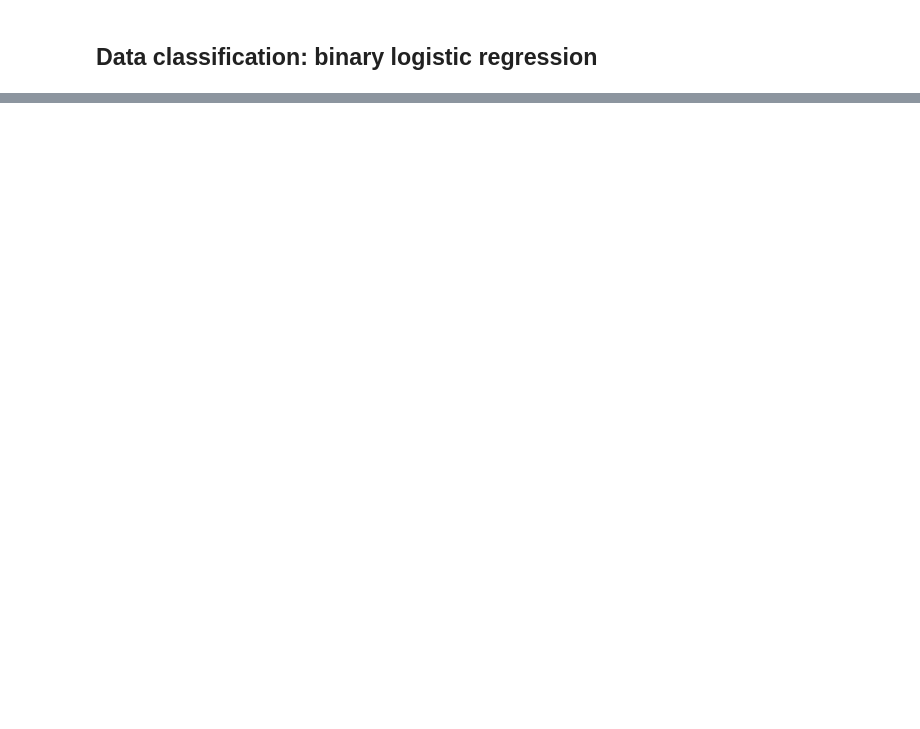
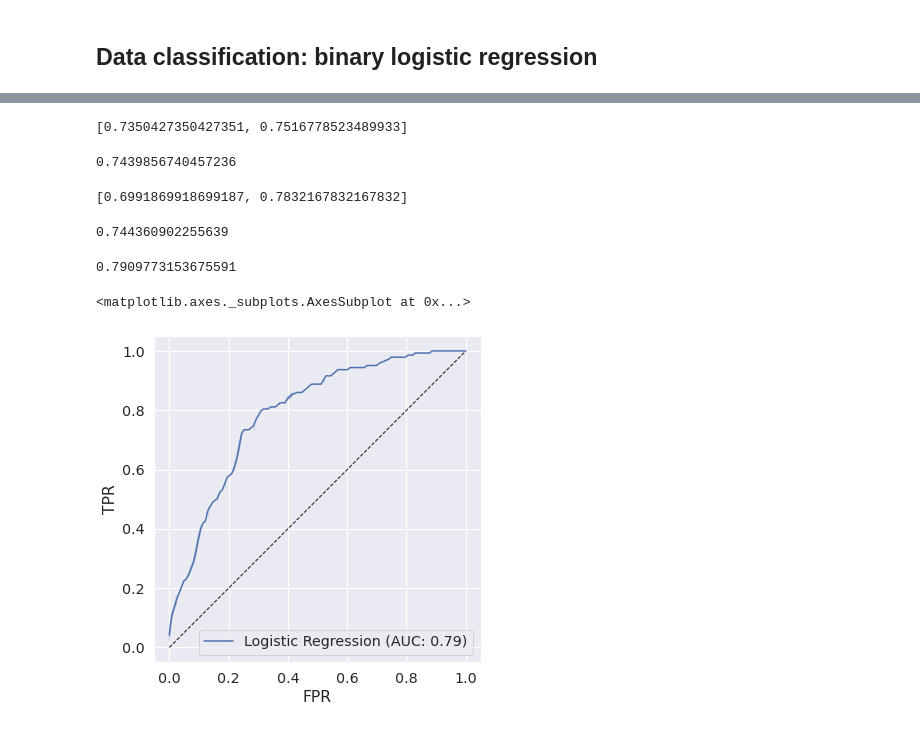
Before and after one commit to animaviridis/dmv-practicals, a Jupyter notebook: assessment/assignment2/task2.ipynb, the cells around one changed output, grey strips where cells are left out. Cells and saved outputs as stored; diff of their text form; code cells hidden in the pictures; blank space fills up the shorter version.

Commit message:
[Assignment 2] Logistic regression: evaluation + ROC

```diff
--- a/assessment/assignment2/task2.ipynb
+++ b/assessment/assignment2/task2.ipynb
@@ -172,7 +172,7 @@ data.show(10)
 only showing top 10 rows
 # %%
 # add a new column - transform 'Status' to numerical class label
-data_prep = data.withColumn('label', (data.Status=='Normal').astype("int"))
+data_prep = data.withColumn('label', (data.Status=='Abnormal').astype("float"))
 # %%
 # combine features for classification
 from pyspark.ml.feature import VectorAssembler
@@ -210,5 +210,4 @@ Test size: 238 (23.9%)
 # %%
 from pyspark.ml.classification import LogisticRegression
 # %%
-lr_model = LogisticRegression()  # label col and features col as default
-lr_model.fit(data_train)
+lr_model = LogisticRegression().fit(data_train)  # label col and features col as default
@@ -216,0 +214,2 @@ LogisticRegressionModel: uid = LogisticRegression_9e68b0503105, numClasses = 2,
+# %%
+lr_predictions = lr_model.evaluate(data_test)
@@ -216,0 +220,28 @@ LogisticRegressionModel: uid = LogisticRegression_9e68b0503105, numClasses = 2,
+# %%
+lr_predictions.precisionByLabel
+# %% [output]
+[0.7350427350427351, 0.7516778523489933]
+# %%
+lr_predictions.weightedPrecision
+# %% [output]
+0.7439856740457236
+# %%
+lr_predictions.recallByLabel
+# %% [output]
+[0.6991869918699187, 0.7832167832167832]
+# %%
+lr_predictions.weightedRecall
+# %% [output]
+0.744360902255639
+# %%
+lr_predictions.areaUnderROC
+# %% [output]
+0.7909773153675591
+# %%
+fig, ax = plt.subplots(figsize=(6,6))
+ax.set_aspect('equal')
+ax.plot([0, 1], [0, 1], 'k--', lw=1)
+sns.lineplot(ax=ax, data=lr_predictions.roc.toPandas(), x='FPR', y='TPR', label=f"Logistic Regression (AUC: {lr_predictions.areaUnderROC:.2f})")
+# %% [output]
+<matplotlib.axes._subplots.AxesSubplot at 0x...>
+[figure, added]
```
Also changed, not shown: parts of 4 cells of this notebook.
